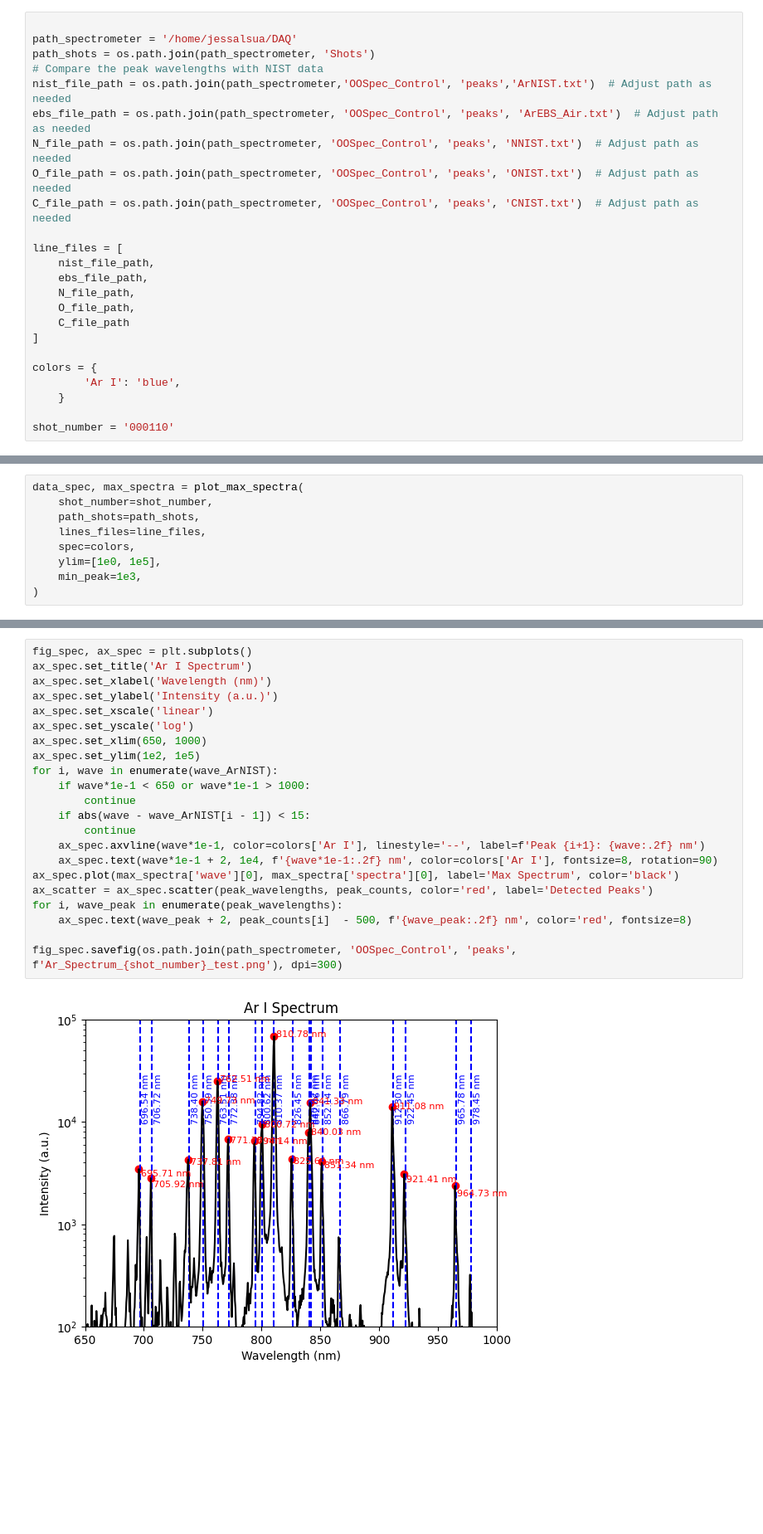
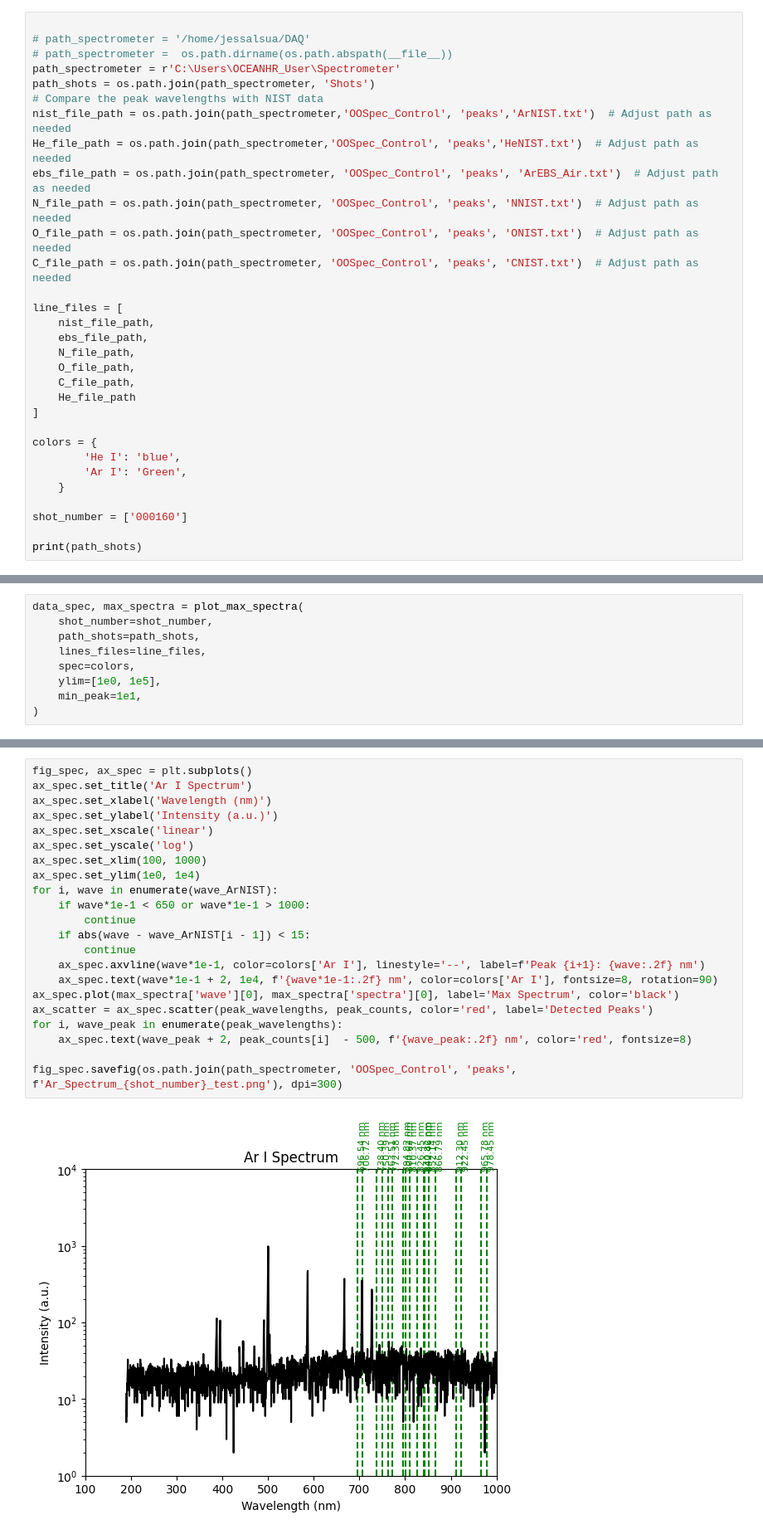
Before and after one commit to PSFTseville/OOSpec_Control, a Jupyter notebook: test.ipynb, the cells around one changed output, grey strips where cells are left out. Shown at 83% size. Saved outputs shown, nothing was run; the diff lists cells and outputs as text; blank space fills up the shorter version.

```diff
--- a/test.ipynb
+++ b/test.ipynb
@@ -13,10 +13,13 @@ from peaks.check import multimax, compare_peaks_with_nist
 from plots.plot import plot_max_spectra
 # %%
 
-path_spectrometer = '/home/jessalsua/DAQ'
+# path_spectrometer = '/home/jessalsua/DAQ'
+# path_spectrometer =  os.path.dirname(os.path.abspath(__file__))
+path_spectrometer = r'C:\Users\OCEANHR_User\Spectrometer'
 path_shots = os.path.join(path_spectrometer, 'Shots')
 # Compare the peak wavelengths with NIST data
 nist_file_path = os.path.join(path_spectrometer,'OOSpec_Control', 'peaks','ArNIST.txt')  # Adjust path as needed
+He_file_path = os.path.join(path_spectrometer,'OOSpec_Control', 'peaks','HeNIST.txt')  # Adjust path as needed
 ebs_file_path = os.path.join(path_spectrometer, 'OOSpec_Control', 'peaks', 'ArEBS_Air.txt')  # Adjust path as needed
 N_file_path = os.path.join(path_spectrometer, 'OOSpec_Control', 'peaks', 'NNIST.txt')  # Adjust path as needed
 O_file_path = os.path.join(path_spectrometer, 'OOSpec_Control', 'peaks', 'ONIST.txt')  # Adjust path as needed
@@ -27,11 +30,15 @@ line_files = [
     ebs_file_path,
     N_file_path,
     O_file_path,
-    C_file_path
+    C_file_path,
+    He_file_path
 ]
 
 colors = {
-        'Ar I': 'blue',
+        'He I': 'blue',
+        'Ar I': 'Green',
     }
 
-shot_number = '000110'
+shot_number = ['000160']
+
+print(path_shots)
@@ -42,6 +51,6 @@ data_spec, max_spectra = plot_max_spectra(
     lines_files=line_files,
     spec=colors,
     ylim=[1e0, 1e5],
-    min_peak=1e3,
+    min_peak=1e1,
 )
 # %% [output]
@@ -75,27 +67,27 @@ peak_counts = max_spectra['spectra'][0][peak_index]
 # %%
 fig_spec, ax_spec = plt.subplots()
 ax_spec.set_title('Ar I Spectrum')
 ax_spec.set_xlabel('Wavelength (nm)')
 ax_spec.set_ylabel('Intensity (a.u.)')
 ax_spec.set_xscale('linear')
 ax_spec.set_yscale('log')
-ax_spec.set_xlim(650, 1000)
-ax_spec.set_ylim(1e2, 1e5)
+ax_spec.set_xlim(100, 1000)
+ax_spec.set_ylim(1e0, 1e4)
 for i, wave in enumerate(wave_ArNIST):
     if wave*1e-1 < 650 or wave*1e-1 > 1000:
         continue
     if abs(wave - wave_ArNIST[i - 1]) < 15:
         continue
     ax_spec.axvline(wave*1e-1, color=colors['Ar I'], linestyle='--', label=f'Peak {i+1}: {wave:.2f} nm')
     ax_spec.text(wave*1e-1 + 2, 1e4, f'{wave*1e-1:.2f} nm', color=colors['Ar I'], fontsize=8, rotation=90)
 ax_spec.plot(max_spectra['wave'][0], max_spectra['spectra'][0], label='Max Spectrum', color='black')
 ax_scatter = ax_spec.scatter(peak_wavelengths, peak_counts, color='red', label='Detected Peaks')
 for i, wave_peak in enumerate(peak_wavelengths):
     ax_spec.text(wave_peak + 2, peak_counts[i]  - 500, f'{wave_peak:.2f} nm', color='red', fontsize=8)
 
 fig_spec.savefig(os.path.join(path_spectrometer, 'OOSpec_Control', 'peaks', f'Ar_Spectrum_{shot_number}_test.png'), dpi=300)
 # %% [output]
-[figure, old version]
+[figure, new version]
 # %%
 
 tab_energies = np.array([696.54, 706.72, 738.40, 750.39, 763.51, 772.98, 794.82, 800.62, 810.37, 826.45, 840.82, 842.46, 852.14, 912.30, 922.45, 965.78])
```
Also changed, not shown: parts of 2 cells of this notebook, 4 other files.
